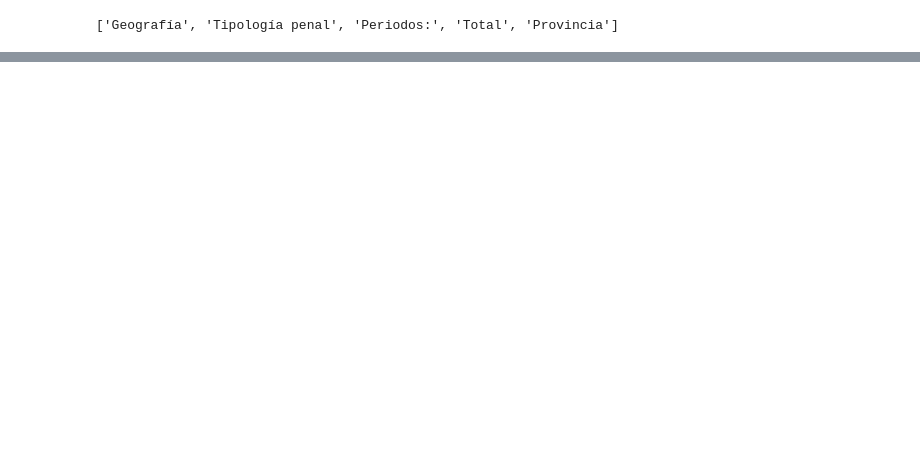
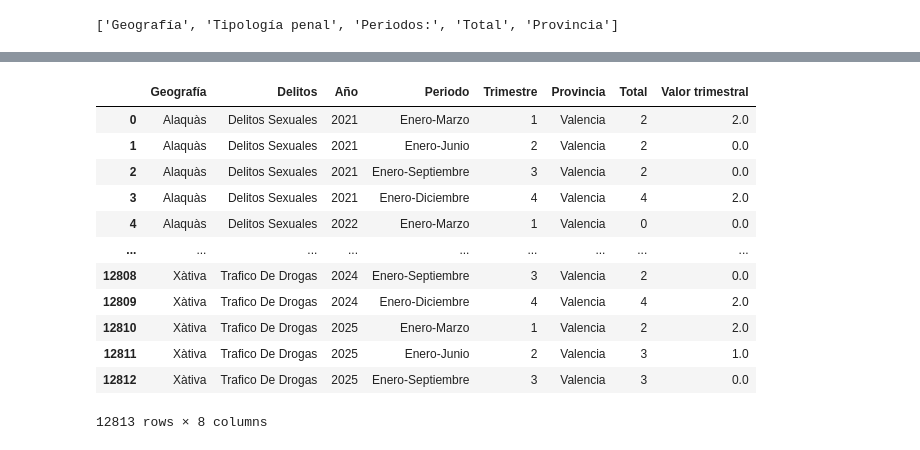
Before and after one commit to 4GeeksAcademy/sp-ml-20-final-project-g4, a Jupyter notebook: src/security_score_elreno23.ipynb, the cells around one changed output, grey strips where cells are left out. Cells and saved outputs as stored; diff of their text form; code cells hidden in the pictures; blank space fills up the shorter version.

Commit message:
calculo de trimestres, imputacion de valores inconsistentes

```diff
--- a/src/security_score_elreno23.ipynb
+++ b/src/security_score_elreno23.ipynb
@@ -298,6 +398,6 @@ def normalizar_texto_tipologia_penal(df):
     df["Tipología penal"] = df["Tipología penal"].str.title()
     return df
 
-df_tipologia_penal_normalizado = normalizar_texto_tipologia_penal(df_municipios_normalizados)
-df_tipologia_penal_normalizado
+df_tipologia_penal_normalizado = normalizar_texto_tipologia_penal(df_municipios_filtrados)
+print(df_tipologia_penal_normalizado["Periodos:"].value_counts())
 # %% [output]
@@ -536,0 +633,12 @@ df_suma_tipologias.columns.tolist()
+# %%
+def agregar_duplicados_tipologias(df):
+    # Incluimos 'Triemstre' para no perder la secuencia 1, 2, 3, 4
+    columnas_clave = ["Geografía", "Delitos", "Año", "Periodo", "Trimestre", "Provincia"]
+
+    # Sumamos los Totales (acumulados) de las categorías que ahora coinciden
+    df_agrupado = df.groupby(columnas_clave, as_index=False)["Total"].sum()
+
+    return df_agrupado
+
+df_suma_tipologias = agregar_duplicados_tipologias(df_periodos)
+df_suma_tipologias
@@ -536,0 +659,52 @@ df_suma_tipologias.columns.tolist()
+# %%
+def calcular_trimestres_reales(df):
+
+    df = df.sort_values(["Geografía","Delitos", "Año", "Trimestre"])
+    df = df.reset_index(drop=True)
+
+    #Obtenemos el acumulado de cada agrupacion
+    total_agrupacion = df.groupby(["Geografía","Delitos","Año"])["Total"]
+
+    #Desplaza los valores una fila hacia abajo dentro de cada grupo:
+    #En cada fila, 'acumulado_anterior' contiene el acumulado del trimestre anterior
+    #Para la fila del T2 guarda el valor que habia en el T1...
+    acumulado_anterior = total_agrupacion.shift() #Empuja los valores una fila hacia abajo para que cada T vea la cigra del anterior.
+
+    # Marcamos como inválidas las filas donde el acumulado baja respecto al trimestre anterior
+    #Si el total actual es menor que el del anterior marca TRUE, es decir falso acumulativo
+    df["invalido"] = df["Total"] < acumulado_anterior
+
+    #Detectamos acumulados FALSOS:
+    #Si el acumulado actual es menor que el anterior, ese valor no puede ser real
+    mask = df["Total"] < acumulado_anterior
+
+    #Corregimos los acumulados inválidos:
+    #En las filas donde el acumulado baja, sustituimos por el acumulado anterior
+    df.loc[mask, "Total"] = acumulado_anterior
+
+    #Calculo del valor real de cada trimestre
+    #Dentro de cada grupo restamos el acumulado anterior (diff)
+    #Rellenamos el NaN del T1 con su propio acumulado(fillna)
+    #Ejem: T3-T2 = valor real del T3
+    df["Valor trimestral"] = df.groupby(["Geografía", "Delitos", "Año"])["Total"].diff().fillna(df["Total"])
+
+    #Eliminamos columna INVALIDO que ya no necesitamos
+    df = df.drop(columns="invalido")
+    return df
+
+df_trimestres_reales = calcular_trimestres_reales(df_suma_tipologias)
+df_trimestres_reales
+# %% [output]
+|  | Geografía | Delitos | Año | Periodo | Trimestre | Provincia | Total | Valor trimestral |
+| 0 | Alaquàs | Delitos Sexuales | 2021 | Enero-Marzo | 1 | Valencia | 2 | 2.0 |
+| 1 | Alaquàs | Delitos Sexuales | 2021 | Enero-Junio | 2 | Valencia | 2 | 0.0 |
+| 2 | Alaquàs | Delitos Sexuales | 2021 | Enero-Septiembre | 3 | Valencia | 2 | 0.0 |
+| 3 | Alaquàs | Delitos Sexuales | 2021 | Enero-Diciembre | 4 | Valencia | 4 | 2.0 |
+| 4 | Alaquàs | Delitos Sexuales | 2022 | Enero-Marzo | 1 | Valencia | 0 | 0.0 |
+| ... | ... | ... | ... | ... | ... | ... | ... | ... |
+| 12808 | Xàtiva | Trafico De Drogas | 2024 | Enero-Septiembre | 3 | Valencia | 2 | 0.0 |
+| 12809 | Xàtiva | Trafico De Drogas | 2024 | Enero-Diciembre | 4 | Valencia | 4 | 2.0 |
+| 12810 | Xàtiva | Trafico De Drogas | 2025 | Enero-Marzo | 1 | Valencia | 2 | 2.0 |
+| 12811 | Xàtiva | Trafico De Drogas | 2025 | Enero-Junio | 2 | Valencia | 3 | 1.0 |
+| 12812 | Xàtiva | Trafico De Drogas | 2025 | Enero-Septiembre | 3 | Valencia | 3 | 0.0 |
+12813 rows × 8 columns
```
Also changed, not shown: parts of 27 cells of this notebook, 11 other files.
